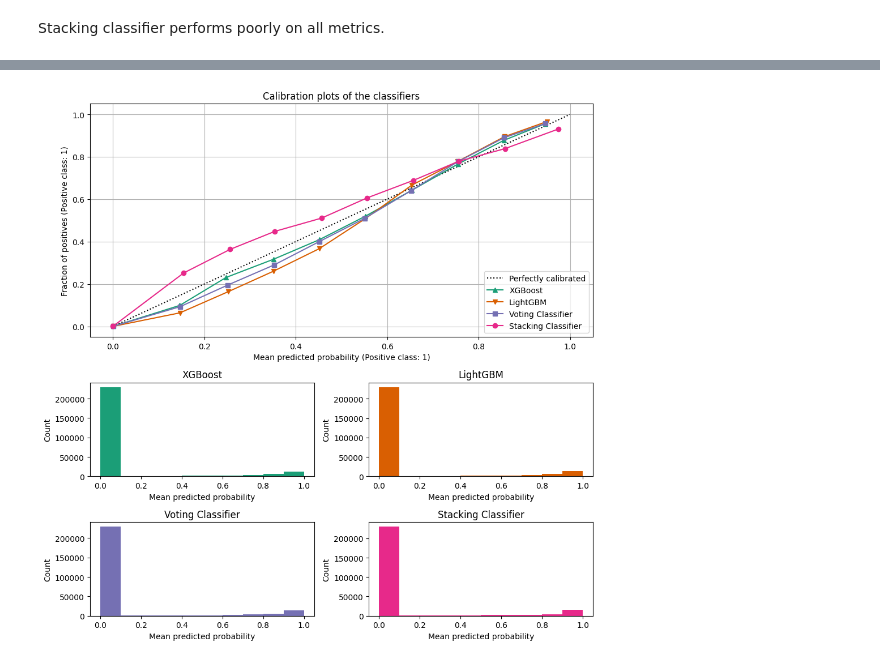
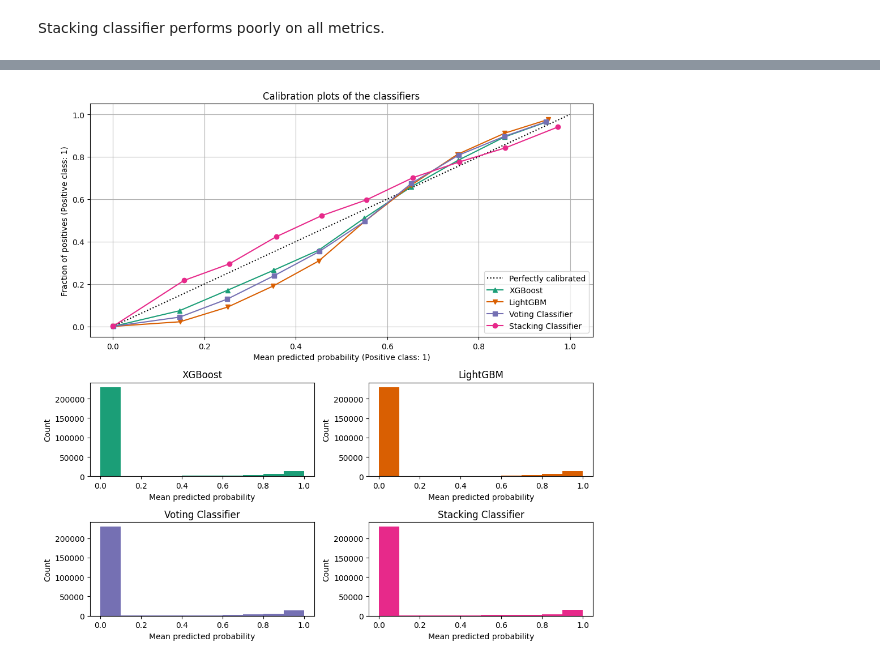
Before and after one commit to S84v/gst-analytics-hackathon, a Jupyter notebook: main.ipynb, the cells around one changed output, grey strips where cells are left out. Drawn from its saved outputs; the diff is of its cells as text; code cells hidden in the pictures.

```diff
--- a/main.ipynb
+++ b/main.ipynb
@@ -878,21 +1010,32 @@ f1_score_smote = []
 # %%
+# Initialize lists to store F1 scores and
+# SMOTE neighbor counts for XGBoost
 f1_XGB = []
 smote_neighbors_XGB = []
 
+# Impute missing values in the training and validation datasets
 x_train_imp = imputer_xgb.fit_transform(x_train)
 x_val_imp = imputer_xgb.transform(x_val)
 
+# Loop through a range of neighbor counts for SMOTE
 for num in np.linspace(1, 100, 11, dtype = int):
 
+    # Set the number of neighbors for SMOTE
     smote.set_params(k_neighbors = num)
 
-    x_train_upsampled, y_train_upsampled = smote.fit_resample(x_train_imp, y_train_ravel)
+    # Upsample the training data
+    x_train_upsampled, y_train_upsampled = smote.fit_resample(x_train_imp,
+                                                              y_train_ravel)
 
+    # Fit the XGBoost model on the upsampled training data
+    # and predict on validation data
     model_XGB.fit(x_train_upsampled, y_train_upsampled)
     model_XGB_upsample_pred = model_XGB.predict(x_val_imp)
 
+    # Calculate the F1 score for the predictions
     XGB_upsample_f1 = metrics.f1_score(y_val_ravel, model_XGB_upsample_pred)
 
+    # Store the F1 score and the number of neighbors
     f1_XGB.append(XGB_upsample_f1)
     smote_neighbors_XGB.append(num)
 # %%
@@ -1566,6 +1904,9 @@ model_scores_tuned
 # %% [markdown]
 Stacking classifier performs poorly on all metrics.
 # %%
+# Bar plots for visualizing scores of
+# all optimized models for each metric.
+
 for col in model_scores_tuned.columns[1:]:
 
     ax = sns.barplot(data=model_scores_tuned,
@@ -1577,7 +1918,7 @@ for col in model_scores_tuned.columns[1:]:
                      legend = False,
                      palette='Greens')
 
-    ax.set_title(f'{col} score of tuned models on validation data')
+    ax.set_title(f'{col} score of optimized models on validation data')
     ax.bar_label(ax.containers[0])
     ax.bar_label(ax.containers[1])
     ax.bar_label(ax.containers[2])
@@ -1972,53 +2359,63 @@ weighted avg       0.98      0.98      0.98    261712
 [figure]
 [figure]
 # %%
+# Define classifiers and their names for calibration plots
 clf_list = [
     (xgb_data_preprocess_pipeline, "XGBoost"),
     (lgbm_data_preprocess_pipeline, "LightGBM"),
     (vote_clf, "Voting Classifier"),
     (stack_clf, "Stacking Classifier"),
 ]
 
+# Set up the figure and grid for subplots
 fig = plt.figure(figsize=(10, 10))
 gs = GridSpec(4, 2)
 colors = plt.get_cmap("Dark2")
 
+# Create the first subplot for calibration curves
 ax_calibration_curve = fig.add_subplot(gs[:2, :2])
-calibration_displays = {}
-markers = ["^", "v", "s", "o"]
+calibration_displays = {} # Dictionary to hold calibration display objects
+markers = ["^", "v", "s", "o"]  # Different markers for each classifier
+
+# Loop through classifiers to fit and plot calibration curves
 for i, (clf, name) in enumerate(clf_list):
-    clf.fit(xtest, np.ravel(ytest))
+    clf.fit(xtrain, np.ravel(ytrain)) # Fit the classifier on train data
     display = CalibrationDisplay.from_estimator(
         clf,
         xtest,
         np.ravel(ytest),
-        n_bins=10,
+        n_bins=10,               # Number of bins for calibration
         name=name,
-        ax=ax_calibration_curve,
-        color=colors(i),
-        marker=markers[i],
+        ax=ax_calibration_curve, # Use the same axis for all calibration curves
+        color=colors(i),         # Color for the classifier
+        marker=markers[i],       # Marker for the classifier
     )
     calibration_displays[name] = display
 
+# Finalize the calibration plot
 ax_calibration_curve.grid()
 ax_calibration_curve.set_title("Calibration plots of the classifiers")
 
-# Add histogram
-grid_positions = [(2, 0), (2, 1), (3, 0), (3, 1)]
+# Add histogram for mean predicted probabilities
+grid_positions = [(2, 0), (2, 1), (3, 0), (3, 1)] # Define positions for histograms
 for i, (_, name) in enumerate(clf_list):
-    row, col = grid_positions[i]
-    ax = fig.add_subplot(gs[row, col])
+    row, col = grid_positions[i]  # Get row and column for the histogram subplot
+    ax = fig.add_subplot(gs[row, col]) # Create subplot
 
+    # Create histogram for predicted probabilities
     ax.hist(
         calibration_displays[name].y_prob,
-        range=(0, 1),
-        bins=10,
-        label=name,
-        color=colors(i),
+        range=(0, 1),       # Range of the histogram
+        bins=10,            # Number of bins
+        label=name,         # Label for the histogram
+        color=colors(i),    # Color for the histogram
     )
-    ax.set(title=name, xlabel="Mean predicted probability", ylabel="Count")
+    ax.set(title=name,
+           xlabel="Mean predicted probability",
+           ylabel="Count")  # Set axis labels
 
+# Adjust layout and display the plot
 plt.tight_layout()
 plt.show()
 # %% [output]
-[figure, old version]
+[figure, new version]
```
Also changed, not shown: parts of 140 cells of this notebook.
